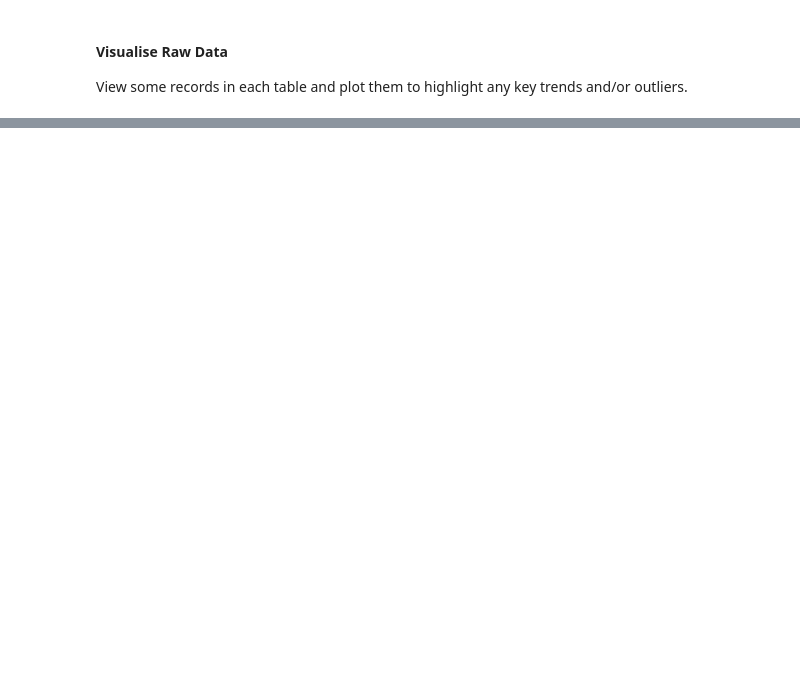
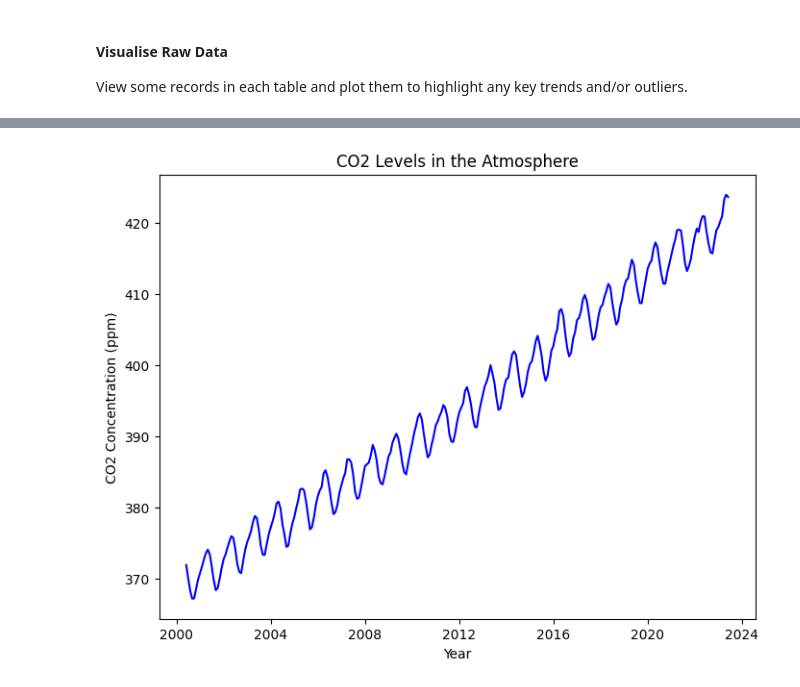
Before and after one commit to rraj786/Sea-Level-Predictions, a Jupyter notebook: Sea Level Predictions.ipynb, the cells around one changed output, grey strips where cells are left out. Saved outputs shown, nothing was run; the diff lists cells and outputs as text; code cells hidden in the pictures; blank space fills up the shorter version.

```diff
--- a/Sea Level Predictions.ipynb
+++ b/Sea Level Predictions.ipynb
@@ -53,0 +69,12 @@ data_file['Sheet5']
+# %%
+# Plot CO2 levels over time
+plt.figure(figsize = (8, 6))
+plt.plot(dataset['CO2 Levels']['Date'], dataset['CO2 Levels']['CO2 Concentration (ppm)'], color = 'b')
+
+plt.xlabel('Year')
+plt.ylabel('CO2 Concentration (ppm)')
+plt.title('CO2 Levels in the Atmosphere over Time')
+
+plt.show()
+# %% [output]
+[figure, added]
```
Also changed, not shown: parts of 9 cells of this notebook.
